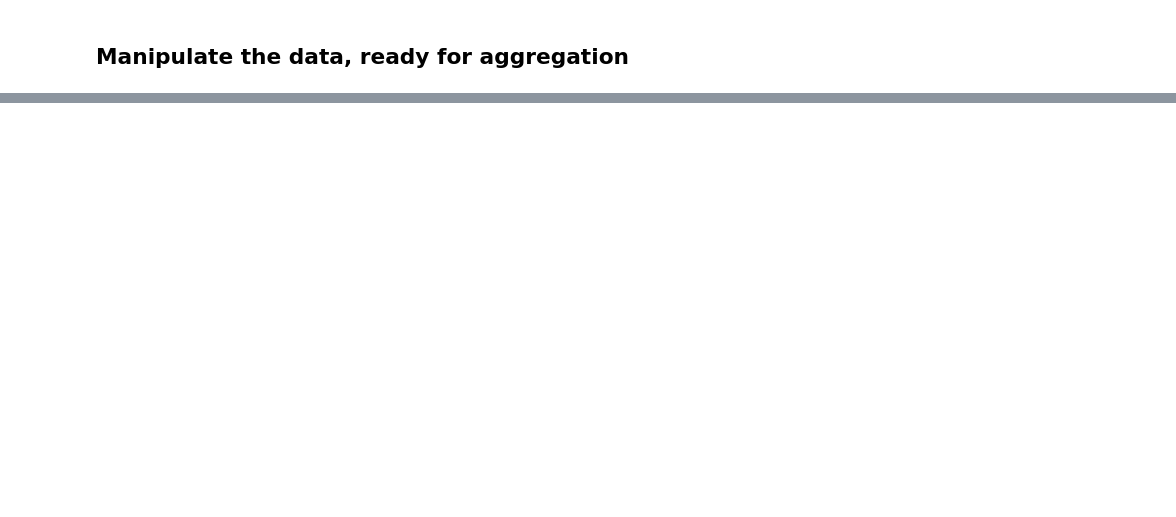
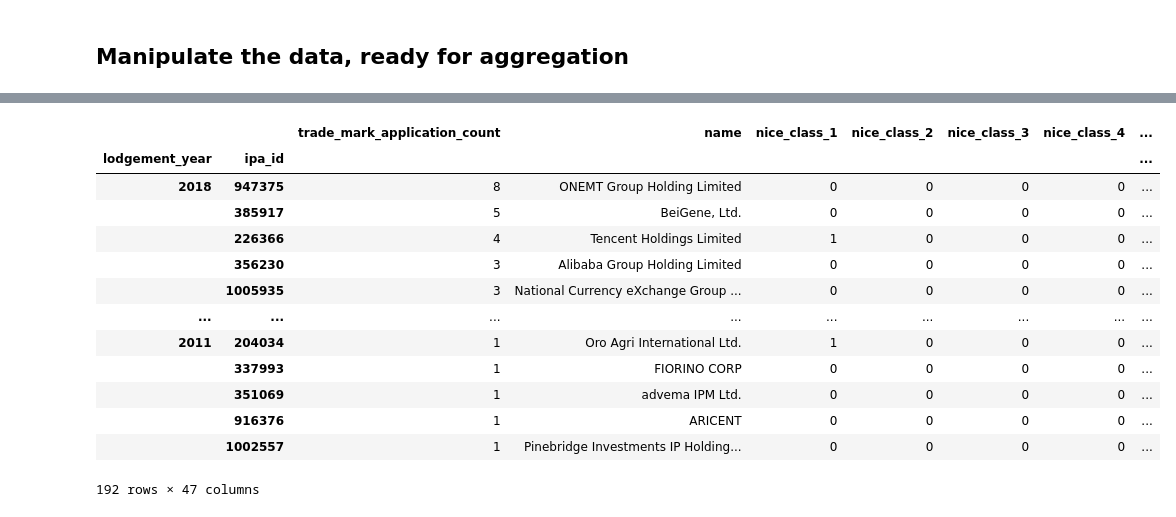
Before and after one commit to MinKimIP/IPA-public, a Jupyter notebook: data_request/2020-03-17 Cayman Islands Trade Mark.ipynb, the cells around one changed output, grey strips where cells are left out. Saved outputs shown, nothing was run; the diff lists cells and outputs as text; code cells hidden in the pictures; blank space fills up the shorter version.

```diff
--- a/data_request/2020-03-17 Cayman Islands Trade Mark.ipynb
+++ b/data_request/2020-03-17 Cayman Islands Trade Mark.ipynb
@@ -115,0 +86,39 @@ px.line(by_lga, x="lodgement_year", y="tm_number", color="lga_name")
+# %%
+df = (tm.query('country=="KY"')
+        .assign(lodgement_year = lambda x: x['lodgement_date'].dt.year.astype(int))
+        .drop(columns=['lodgement_date', 'country'])
+        .query('lodgement_year >= 2011')
+        .query('lodgement_year <= 2018')
+        .assign(ipa_id = lambda x: x['ipa_id'].astype(int))
+        .drop_duplicates())
+
+nice_class_columns = [column for column in df.columns if 'class' in column]
+
+for column in nice_class_columns:
+    df[column] = df[column].fillna(0).astype(int)
+
+agg_dict = {'tm_number': 'count',
+            'name': 'last'}
+
+for column in nice_class_columns:
+    agg_dict[column] = np.sum
+
+(df
+ .groupby(['lodgement_year', 'ipa_id']).agg(agg_dict)
+ .rename(columns={'tm_number': 'trade_mark_application_count'})
+ .sort_values(['lodgement_year', 'trade_mark_application_count'], ascending=False))
+# %% [output]
+|  |  | trade_mark_application_count | name | nice_class_1 | nice_class_2 | nice_class_3 | nice_class_4 | ... |
+| lodgement_year | ipa_id |  |  |  |  |  |  | ... |
+| 2018 | 947375 | 8 | ONEMT Group Holding Limited | 0 | 0 | 0 | 0 | ... |
+|  | 385917 | 5 | BeiGene, Ltd. | 0 | 0 | 0 | 0 | ... |
+|  | 226366 | 4 | Tencent Holdings Limited | 1 | 0 | 0 | 0 | ... |
+|  | 356230 | 3 | Alibaba Group Holding Limited | 0 | 0 | 0 | 0 | ... |
+|  | 1005935 | 3 | National Currency eXchange Group ... | 0 | 0 | 0 | 0 | ... |
+| ... | ... | ... | ... | ... | ... | ... | ... | ... |
+| 2011 | 204034 | 1 | Oro Agri International Ltd. | 1 | 0 | 0 | 0 | ... |
+|  | 337993 | 1 | FIORINO CORP | 0 | 0 | 0 | 0 | ... |
+|  | 351069 | 1 | advema IPM Ltd. | 0 | 0 | 0 | 0 | ... |
+|  | 916376 | 1 | ARICENT | 0 | 0 | 0 | 0 | ... |
+|  | 1002557 | 1 | Pinebridge Investments IP Holding... | 0 | 0 | 0 | 0 | ... |
+192 rows × 47 columns
```
Also changed, not shown: parts of 6 cells of this notebook.
